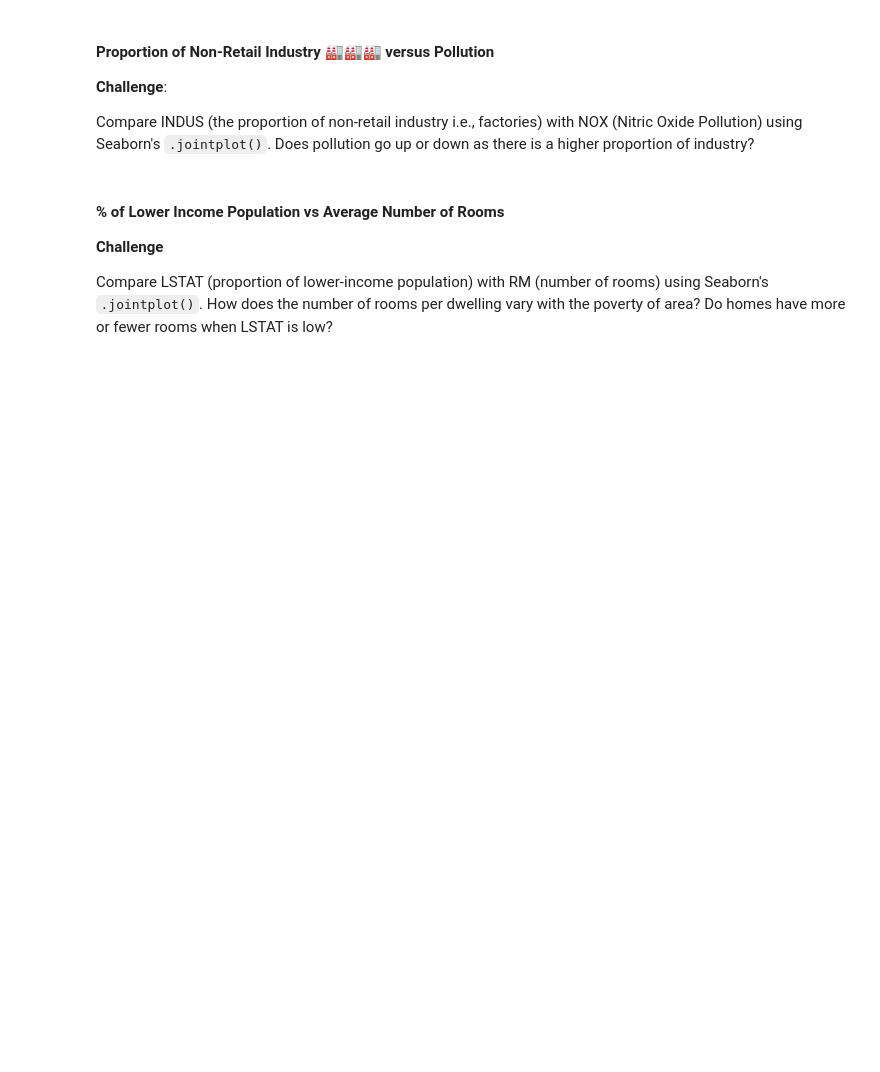
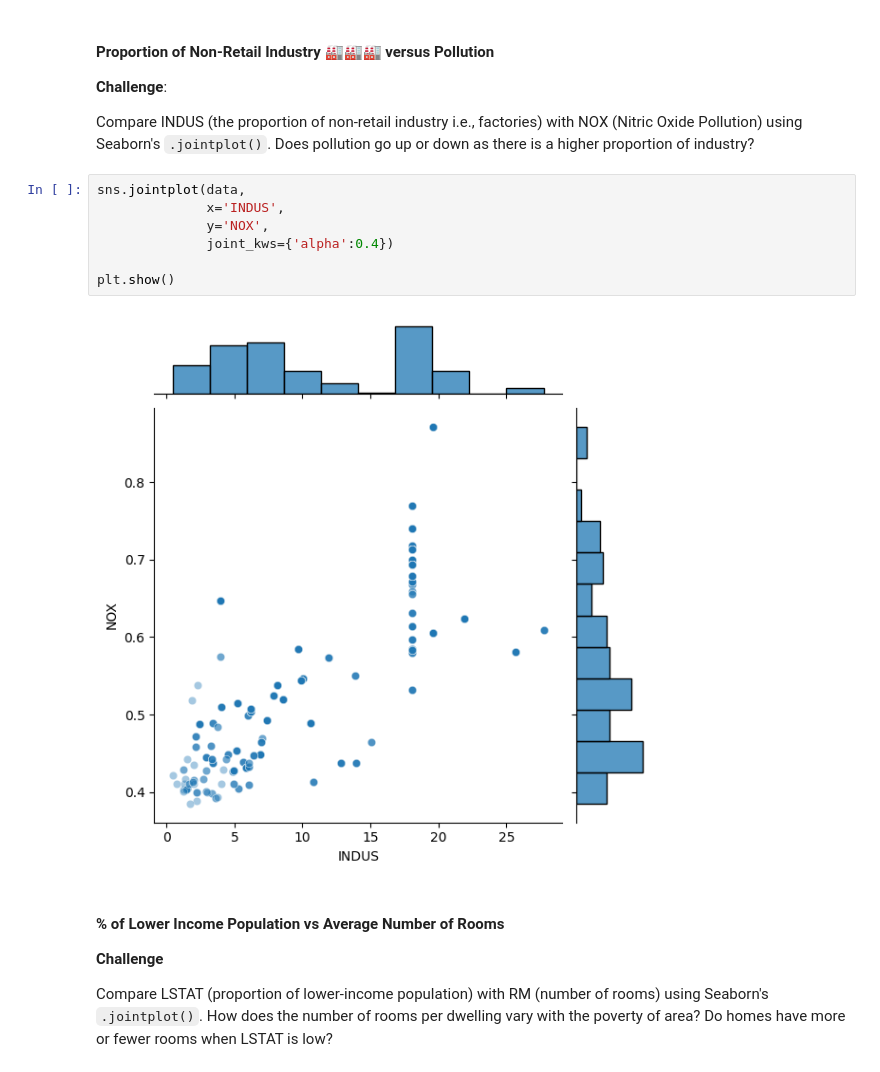
Before and after one commit to ahpmatias/capstone-boston-house-prices, a Jupyter notebook: Multivariable_Regression_and_Valuation_Model_(start).ipynb, the cells around one changed output. Drawn from its saved outputs; the diff is of its cells as text; blank space fills up the shorter version.

```diff
--- a/Multivariable_Regression_and_Valuation_Model_(start).ipynb
+++ b/Multivariable_Regression_and_Valuation_Model_(start).ipynb
@@ -299,6 +309,15 @@ Compare DIS (Distance from employment) with NOX (Nitric Oxide Pollution) using S
 **Challenge**:
 
 Compare INDUS (the proportion of non-retail industry i.e., factories) with NOX (Nitric Oxide Pollution) using Seaborn's `.jointplot()`. Does pollution go up or down as there is a higher proportion of industry?
+# %%
+sns.jointplot(data,
+              x='INDUS',
+              y='NOX',
+              joint_kws={'alpha':0.4})
+
+plt.show()
+# %% [output]
+[figure, added]
 # %% [markdown]
 #### % of Lower Income Population vs Average Number of Rooms
 
```
Also changed, not shown: parts of 6 cells of this notebook.
